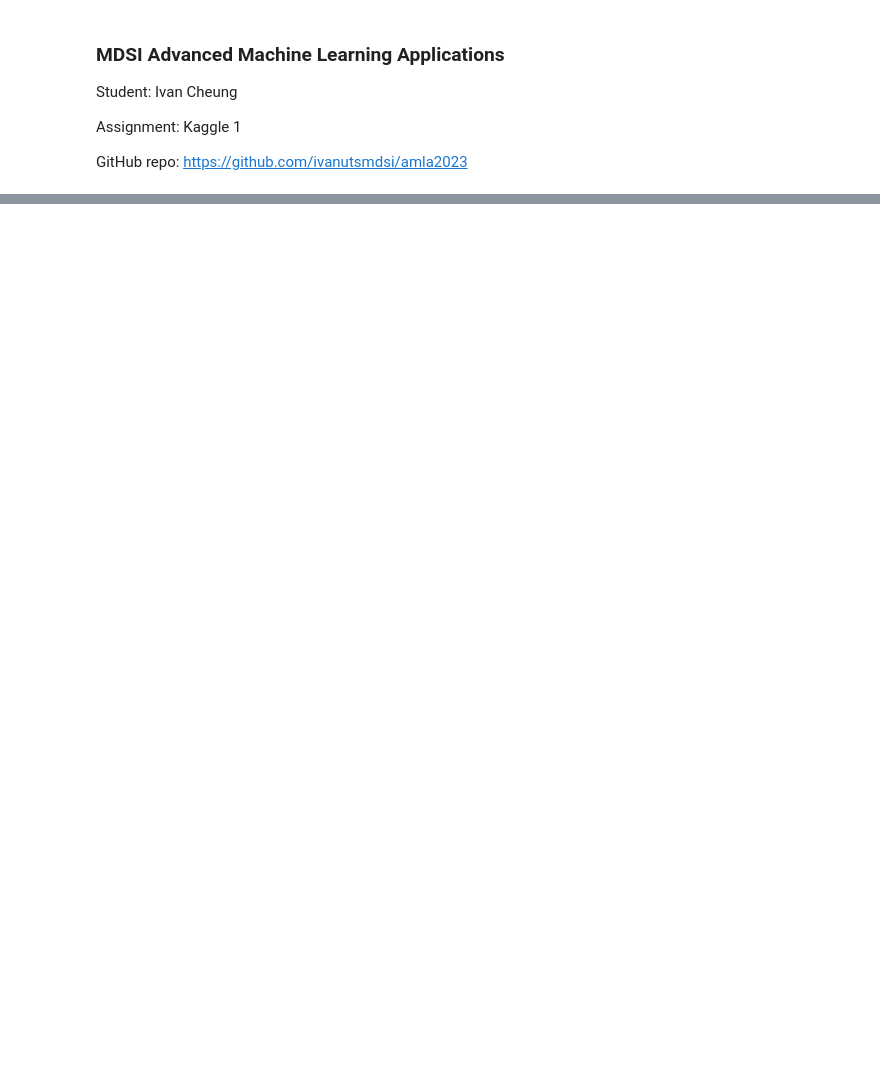
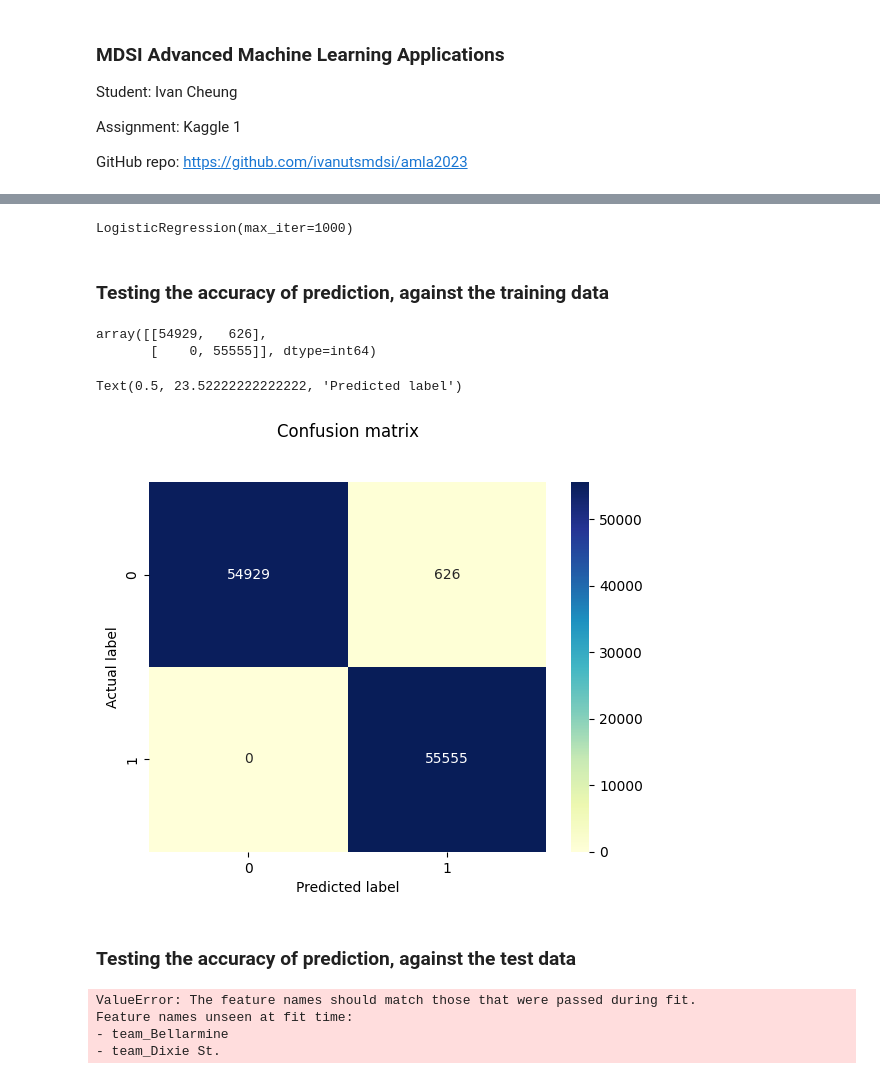
Before and after one commit to ivan-a-cheung/UTS-MDSI-AMLA, a Jupyter notebook: notebooks/cheung_ivan-13975420-week2_log_reg_smote.ipynb, the cells around one changed output, grey strips where cells are left out. Drawn from its saved outputs; the diff is of its cells as text; code cells hidden in the pictures; blank space fills up the shorter version.

Commit message:
updated code to perform prediction against train data.

```diff
--- a/notebooks/cheung_ivan-13975420-week2_log_reg_smote.ipynb
+++ b/notebooks/cheung_ivan-13975420-week2_log_reg_smote.ipynb
@@ -139,0 +100,5 @@ cat_cols
+# %%
+## ATTEMPT SMOTE
+
+smote = SMOTE(random_state = 11)
+X_train, y_train = smote.fit_resample(df_clean, target)
@@ -139,0 +117,29 @@ cat_cols
+# %%
+#Binary Classification: Logistic Regression model
+
+classifier = LogisticRegression(max_iter=1000)
+classifier.fit(X_train, y_train)
+
+dump(classifier, '../models/logistic_regression_2.joblib')
+# %% [output]
+LogisticRegression(max_iter=1000)
+# %% [markdown]
+### Testing the accuracy of prediction, against the training data
+# %%
+y_pred = classifier.predict(X_train)
+# %%
+cf_matrix = confusion_matrix(y_true=y_train, y_pred=y_pred)
+cf_matrix
+# %% [output]
+array([[54929,   626],
+       [    0, 55555]], dtype=int64)
+# %%
+sb.heatmap(pd.DataFrame(cf_matrix), annot=True, cmap="YlGnBu" ,fmt='g')
+plt.title('Confusion matrix', y=1.1)
+plt.ylabel('Actual label')
+plt.xlabel('Predicted label')
+# %% [output]
+Text(0.5, 23.52222222222222, 'Predicted label')
+[figure, added]
+# %% [markdown]
+### Testing the accuracy of prediction, against the test data
@@ -139,0 +163,7 @@ cat_cols
+# %%
+test_pred = classifier.predict_proba(test_clean)
+# %% [output]
+ValueError: The feature names should match those that were passed during fit.
+Feature names unseen at fit time:
+- team_Bellarmine
+- team_Dixie St.
```
Also changed, not shown: parts of 9 cells of this notebook.
